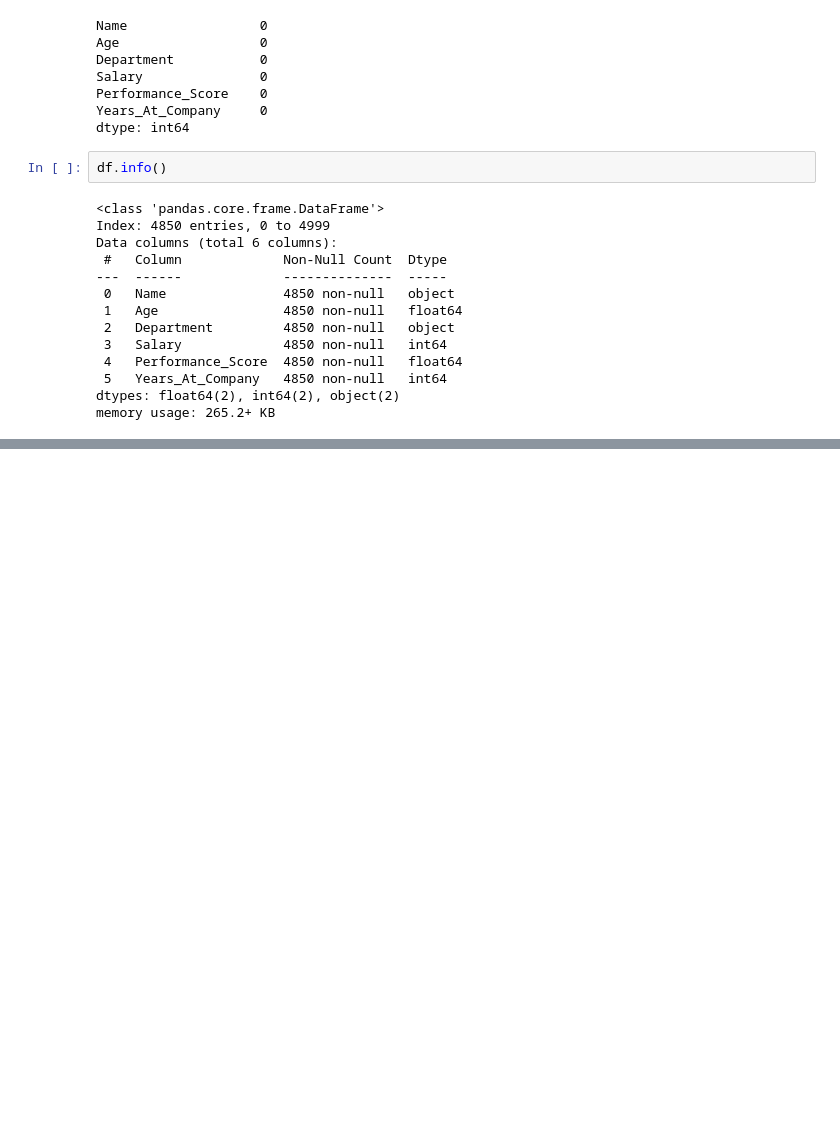
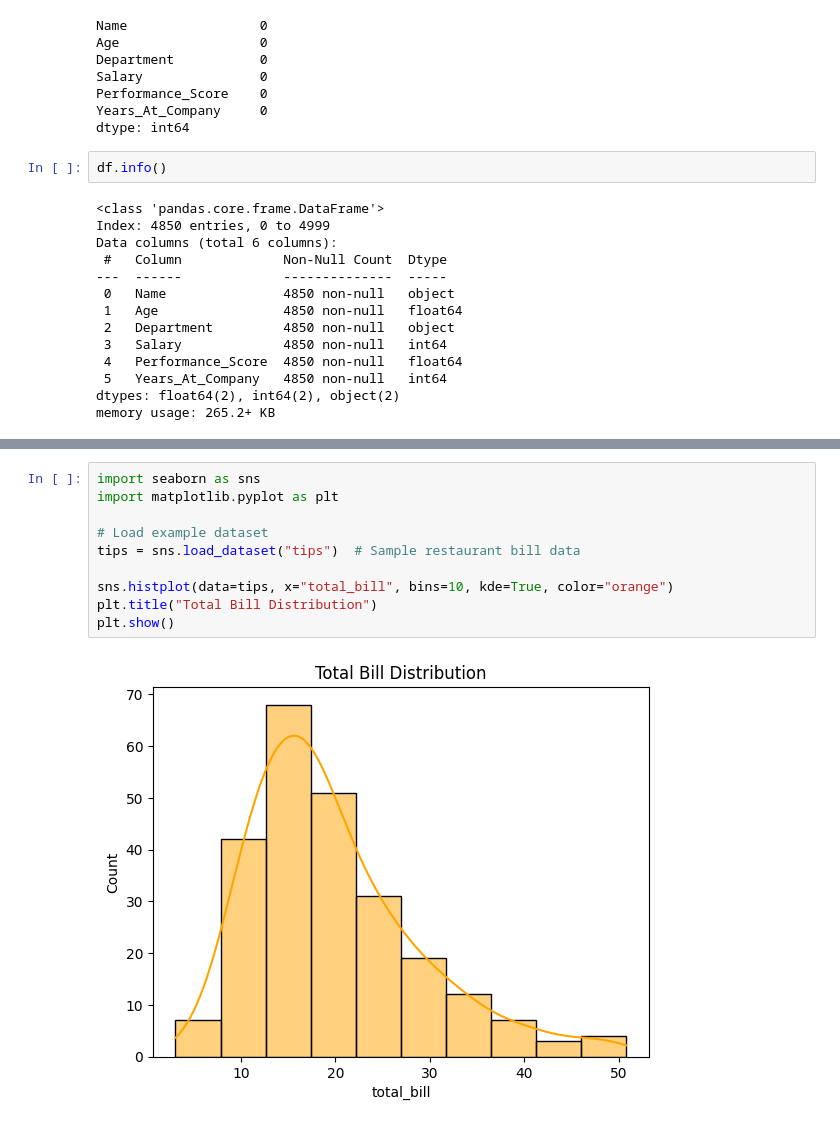
Before and after one commit to sarashyam/learn_DataScience_ChatGPT, a Jupyter notebook: Perplexity_1/data_cleaning_3_1.ipynb, the cells around one changed output, grey strips where cells are left out. Cells and saved outputs as stored; diff of their text form; blank space fills up the shorter version.

```diff
--- a/Perplexity_1/data_cleaning_3_1.ipynb
+++ b/Perplexity_1/data_cleaning_3_1.ipynb
@@ -84,0 +154,12 @@ memory usage: 265.2+ KB
+# %%
+import seaborn as sns
+import matplotlib.pyplot as plt
+
+# Load example dataset
+tips = sns.load_dataset("tips")  # Sample restaurant bill data
+
+sns.histplot(data=tips, x="total_bill", bins=10, kde=True, color="orange")
+plt.title("Total Bill Distribution")
+plt.show()
+# %% [output]
+[figure, added]
```
Also changed, not shown: parts of 16 cells of this notebook, 1 other file.
